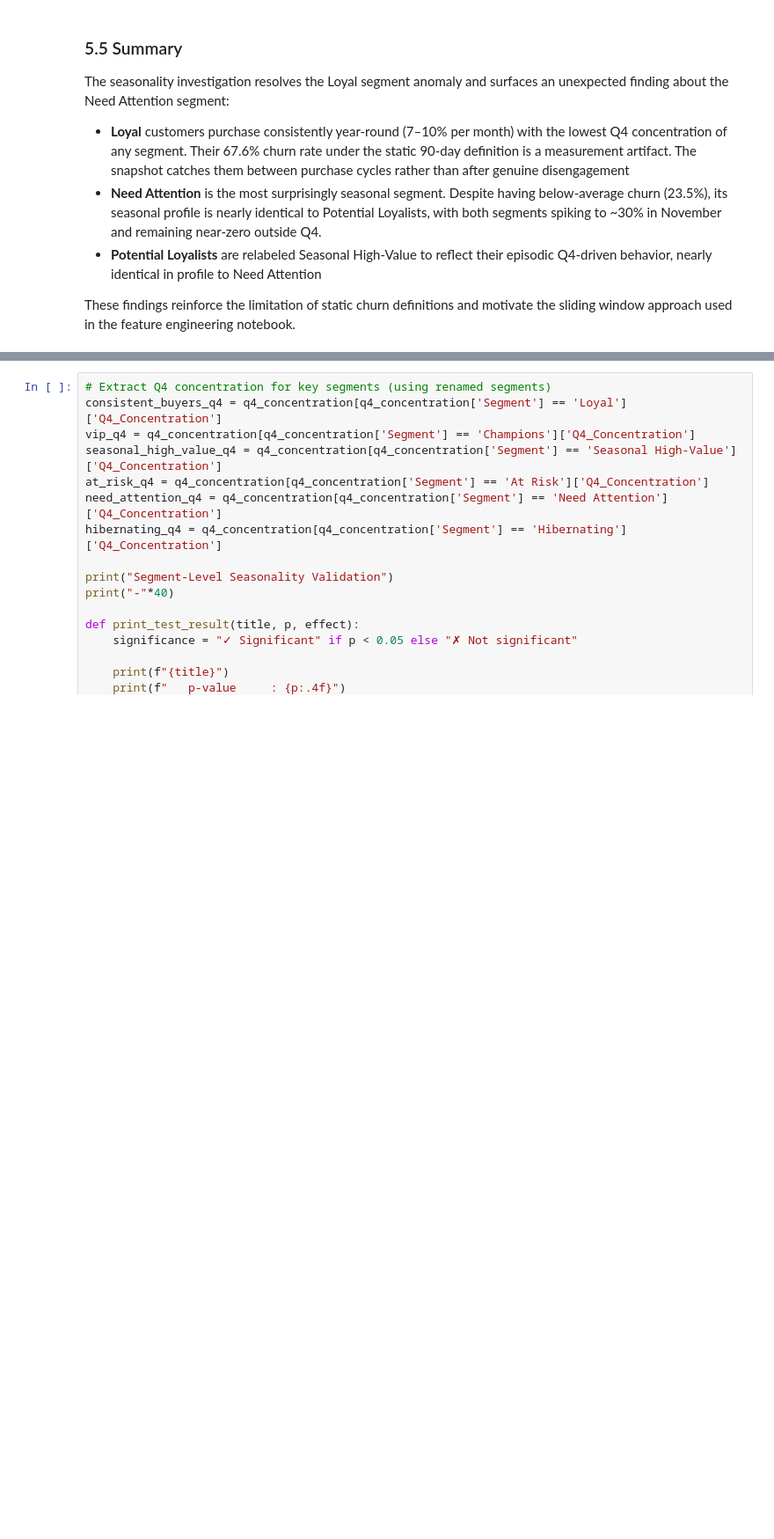
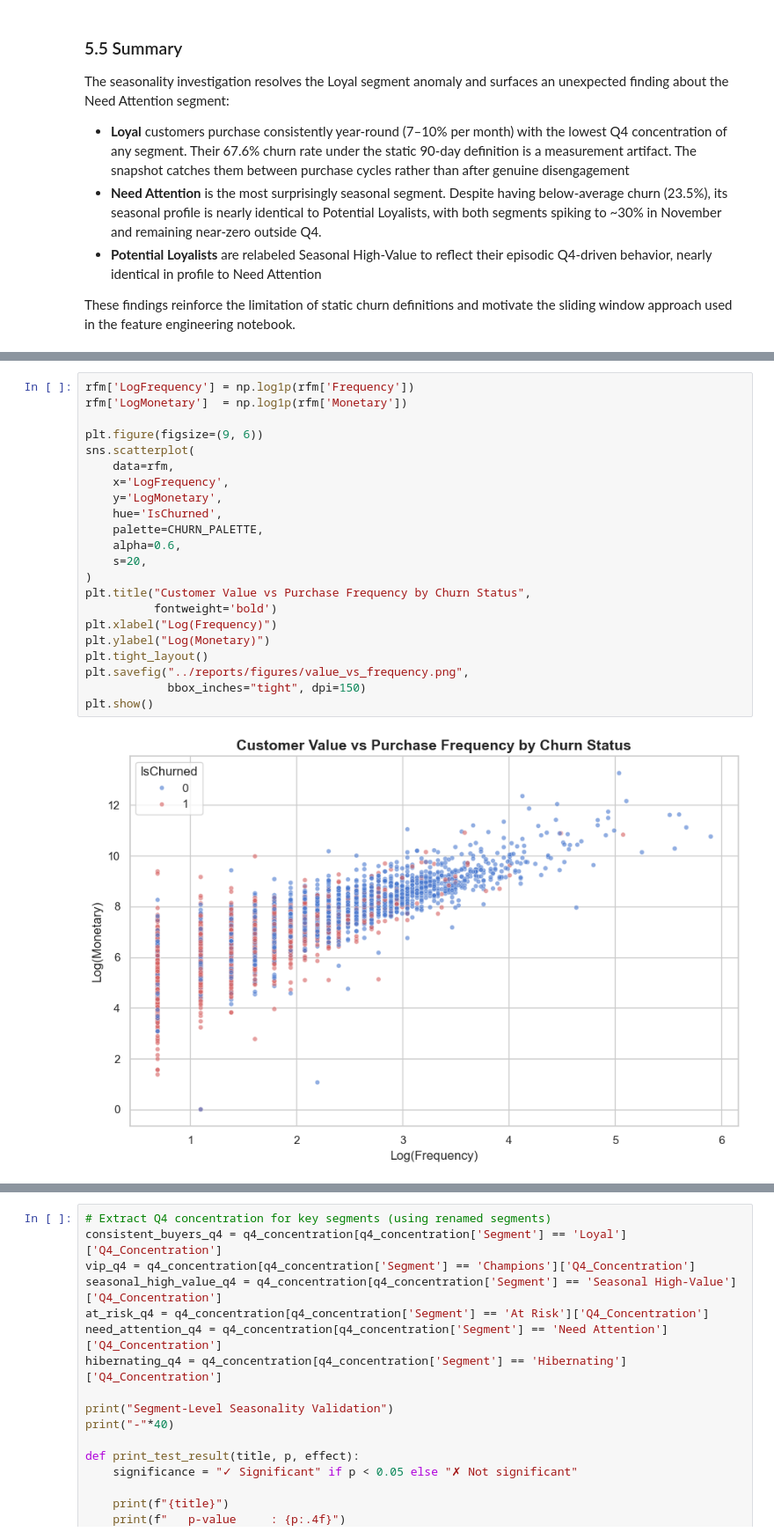
Before and after one commit to stefanobrusadelli/customer-churn-prediction, a Jupyter notebook: notebook/02_eda.ipynb, the cells around one changed output, grey strips where cells are left out. Shown at 88% size. Saved outputs shown, nothing was run; the diff lists cells and outputs as text; blank space fills up the shorter version.

```diff
--- a/notebook/02_eda.ipynb
+++ b/notebook/02_eda.ipynb
@@ -1427,0 +1468,24 @@ Building on the RFM segmentation findings, we formally test whether the Loyal se
+# %%
+rfm['LogFrequency'] = np.log1p(rfm['Frequency'])
+rfm['LogMonetary']  = np.log1p(rfm['Monetary'])
+
+plt.figure(figsize=(9, 6))
+sns.scatterplot(
+    data=rfm,
+    x='LogFrequency',
+    y='LogMonetary',
+    hue='IsChurned',
+    palette=CHURN_PALETTE,
+    alpha=0.6,
+    s=20,
+)
+plt.title("Customer Value vs Purchase Frequency by Churn Status",
+          fontweight='bold')
+plt.xlabel("Log(Frequency)")
+plt.ylabel("Log(Monetary)")
+plt.tight_layout()
+plt.savefig("../reports/figures/value_vs_frequency.png",
+            bbox_inches="tight", dpi=150)
+plt.show()
+# %% [output]
+[figure, added]
```
Also changed, not shown: parts of 78 cells of this notebook.
